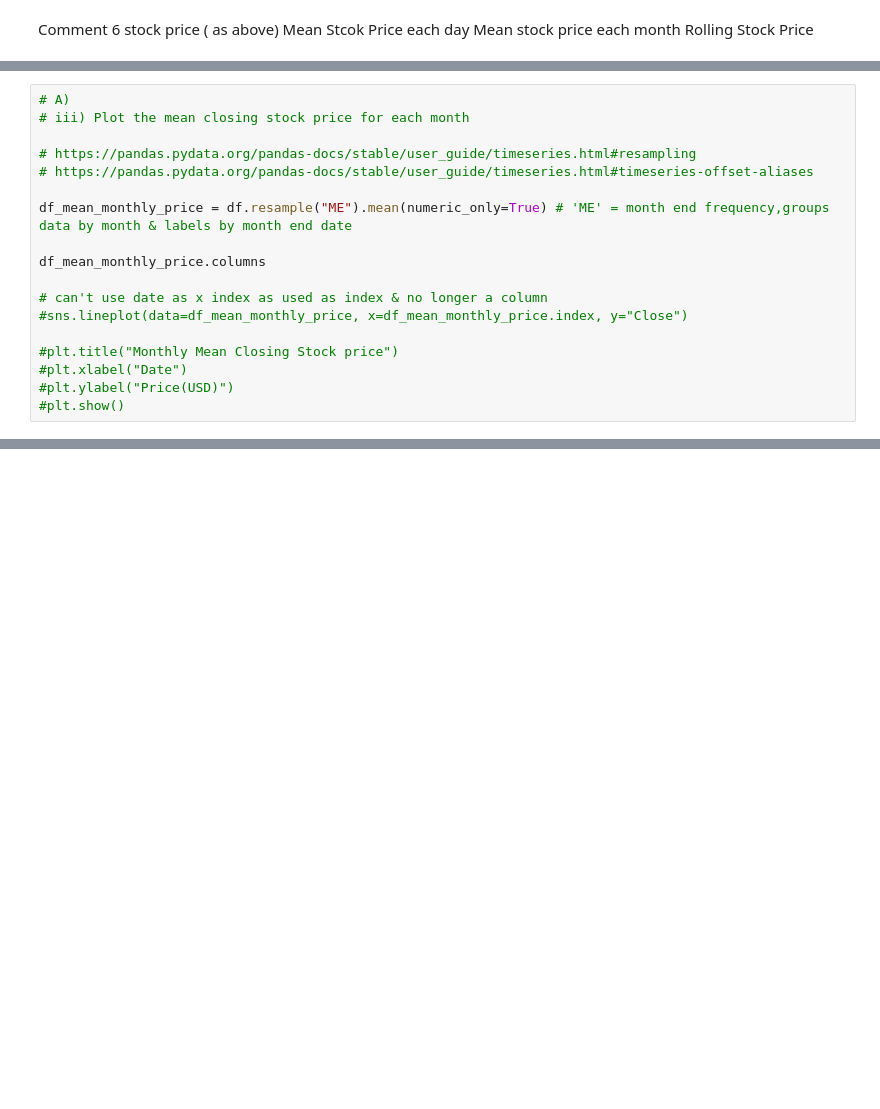
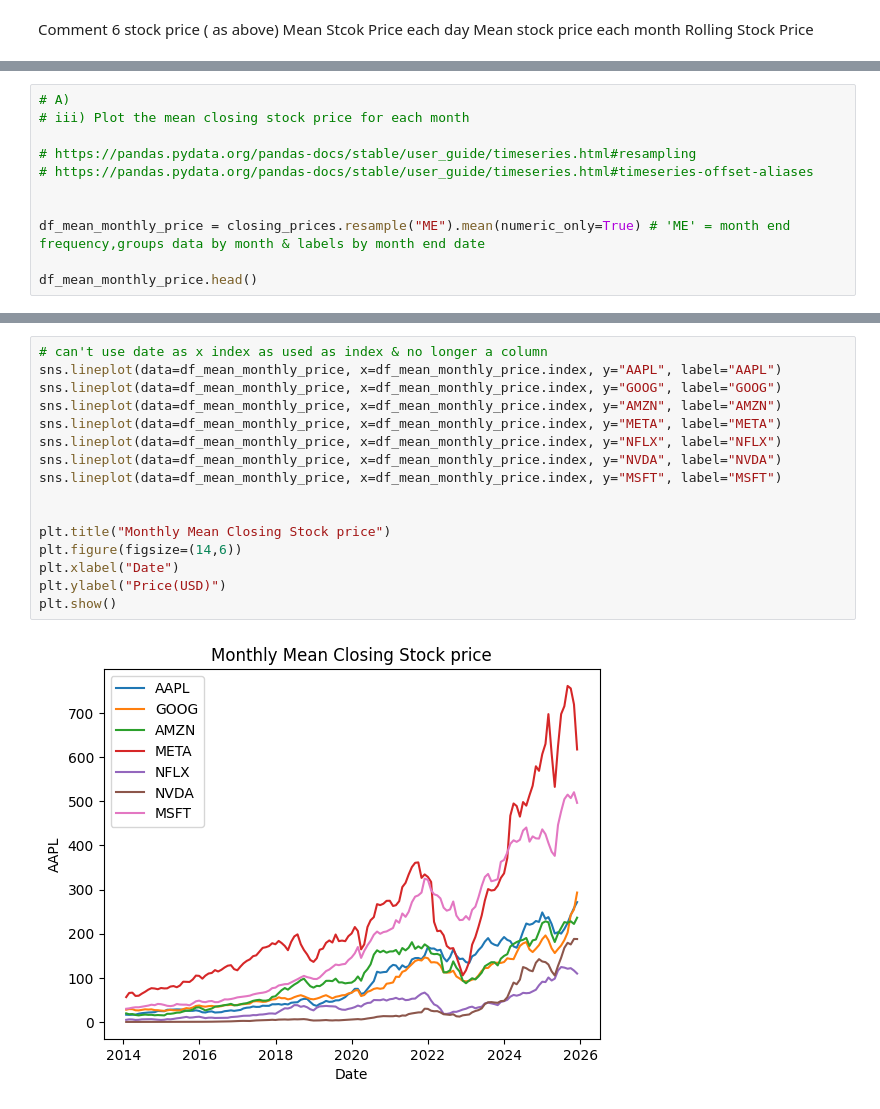
Before and after one commit to Mr-Scarf/programming-for-data-analytics, a Jupyter notebook: project/Project.ipynb, the cells around one changed output, grey strips where cells are left out. Drawn from its saved outputs; the diff is of its cells as text; blank space fills up the shorter version.

```diff
--- a/project/Project.ipynb
+++ b/project/Project.ipynb
@@ -234,15 +243,8 @@ Rolling Stock Price
 # https://pandas.pydata.org/pandas-docs/stable/user_guide/timeseries.html#resampling
 # https://pandas.pydata.org/pandas-docs/stable/user_guide/timeseries.html#timeseries-offset-aliases
 
-df_mean_monthly_price = df.resample("ME").mean(numeric_only=True) # 'ME' = month end frequency,groups data by month & labels by month end date
 
-df_mean_monthly_price.columns
+df_mean_monthly_price = closing_prices.resample("ME").mean(numeric_only=True) # 'ME' = month end frequency,groups data by month & labels by month end date
 
-# can't use date as x index as used as index & no longer a column
-#sns.lineplot(data=df_mean_monthly_price, x=df_mean_monthly_price.index, y="Close")
-
-#plt.title("Monthly Mean Closing Stock price")
-#plt.xlabel("Date")
-#plt.ylabel("Price(USD)")
-#plt.show()
+df_mean_monthly_price.head()
 # %% [output]
@@ -265,0 +269,18 @@ MultiIndex([('META',   'Open'),
+# %%
+# can't use date as x index as used as index & no longer a column
+sns.lineplot(data=df_mean_monthly_price, x=df_mean_monthly_price.index, y="AAPL", label="AAPL")
+sns.lineplot(data=df_mean_monthly_price, x=df_mean_monthly_price.index, y="GOOG", label="GOOG")
+sns.lineplot(data=df_mean_monthly_price, x=df_mean_monthly_price.index, y="AMZN", label="AMZN")
+sns.lineplot(data=df_mean_monthly_price, x=df_mean_monthly_price.index, y="META", label="META")
+sns.lineplot(data=df_mean_monthly_price, x=df_mean_monthly_price.index, y="NFLX", label="NFLX")
+sns.lineplot(data=df_mean_monthly_price, x=df_mean_monthly_price.index, y="NVDA", label="NVDA")
+sns.lineplot(data=df_mean_monthly_price, x=df_mean_monthly_price.index, y="MSFT", label="MSFT")
+
+
+plt.title("Monthly Mean Closing Stock price")
+plt.figure(figsize=(14,6))
+plt.xlabel("Date")
+plt.ylabel("Price(USD)")
+plt.show()
+# %% [output]
+[figure, added]
```
Also changed, not shown: parts of 12 cells of this notebook, 2 other files.
